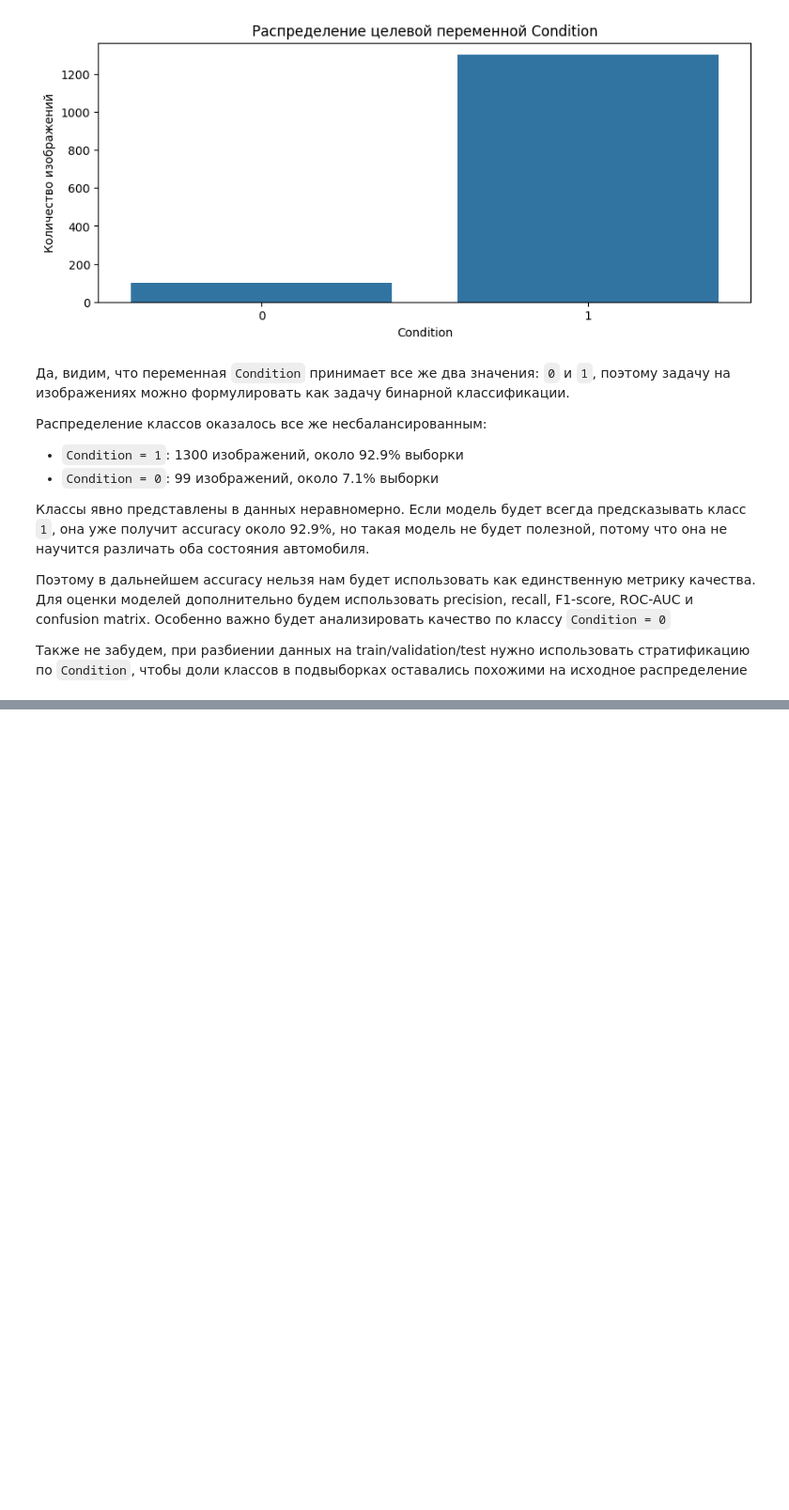
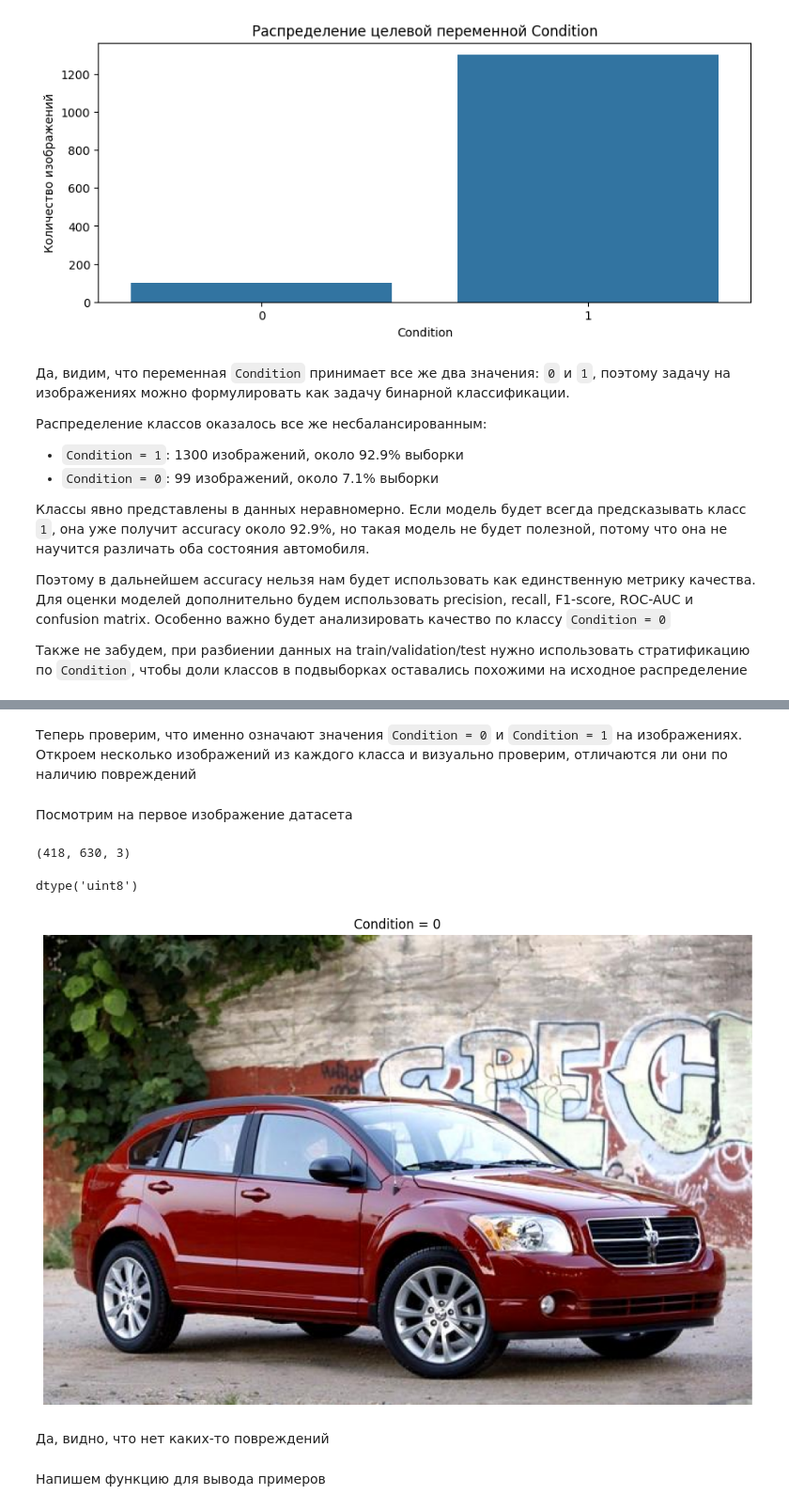
Before and after one commit to tdrkn/GP5, a Jupyter notebook: gp5_image_task.ipynb, the cells around one changed output, grey strips where cells are left out. Shown at 94% size. Saved outputs shown, nothing was run; the diff lists cells and outputs as text; code cells hidden in the pictures; blank space fills up the shorter version.

Commit message:
image_task - rene - add images check

```diff
--- a/gp5_image_task.ipynb
+++ b/gp5_image_task.ipynb
@@ -191,0 +194,26 @@ plt.show()
+# %% [markdown]
+Теперь проверим, что именно означают значения `Condition = 0` и `Condition = 1` на изображениях. Откроем несколько изображений из каждого класса и визуально проверим, отличаются ли они по наличию повреждений
+# %% [markdown]
+Посмотрим на первое изображение датасета
+# %%
+example_image = plt.imread(DATA_DIR / 'trainImages' / train_data.iloc[0, 0])
+# %%
+example_image.shape
+# %% [output]
+(418, 630, 3)
+# %%
+example_image.dtype
+# %% [output]
+dtype('uint8')
+# %%
+plt.figure(figsize=(12, 8))
+plt.imshow(example_image)
+plt.title(f'Condition = {train_data.iloc[0, -2]}')
+plt.axis('off')
+plt.show()
+# %% [output]
+[figure, added]
+# %% [markdown]
+Да, видно, что нет каких-то повреждений
+# %% [markdown]
+Напишем функцию для вывода примеров
```
Also changed, not shown: parts of 32 cells of this notebook.
